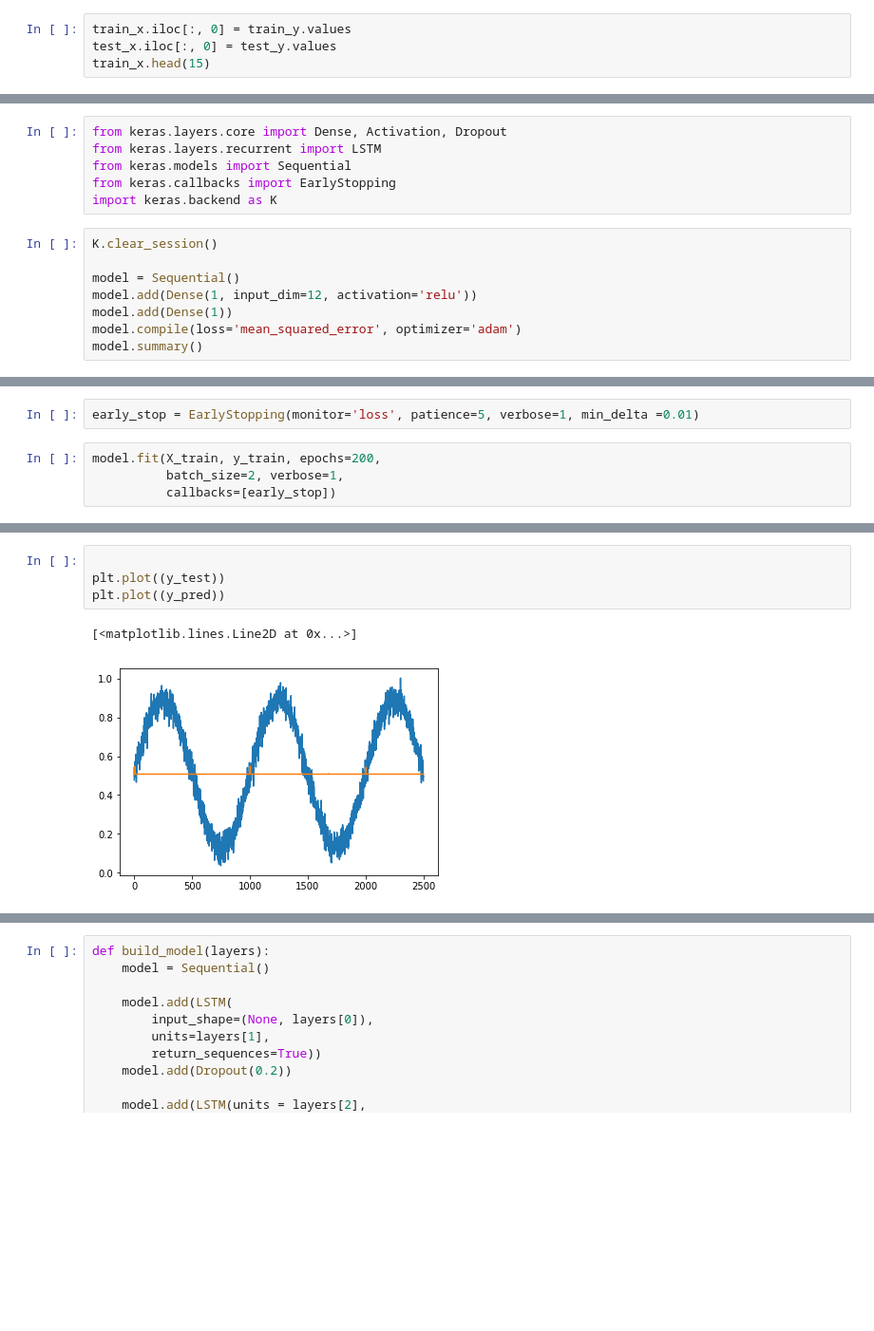
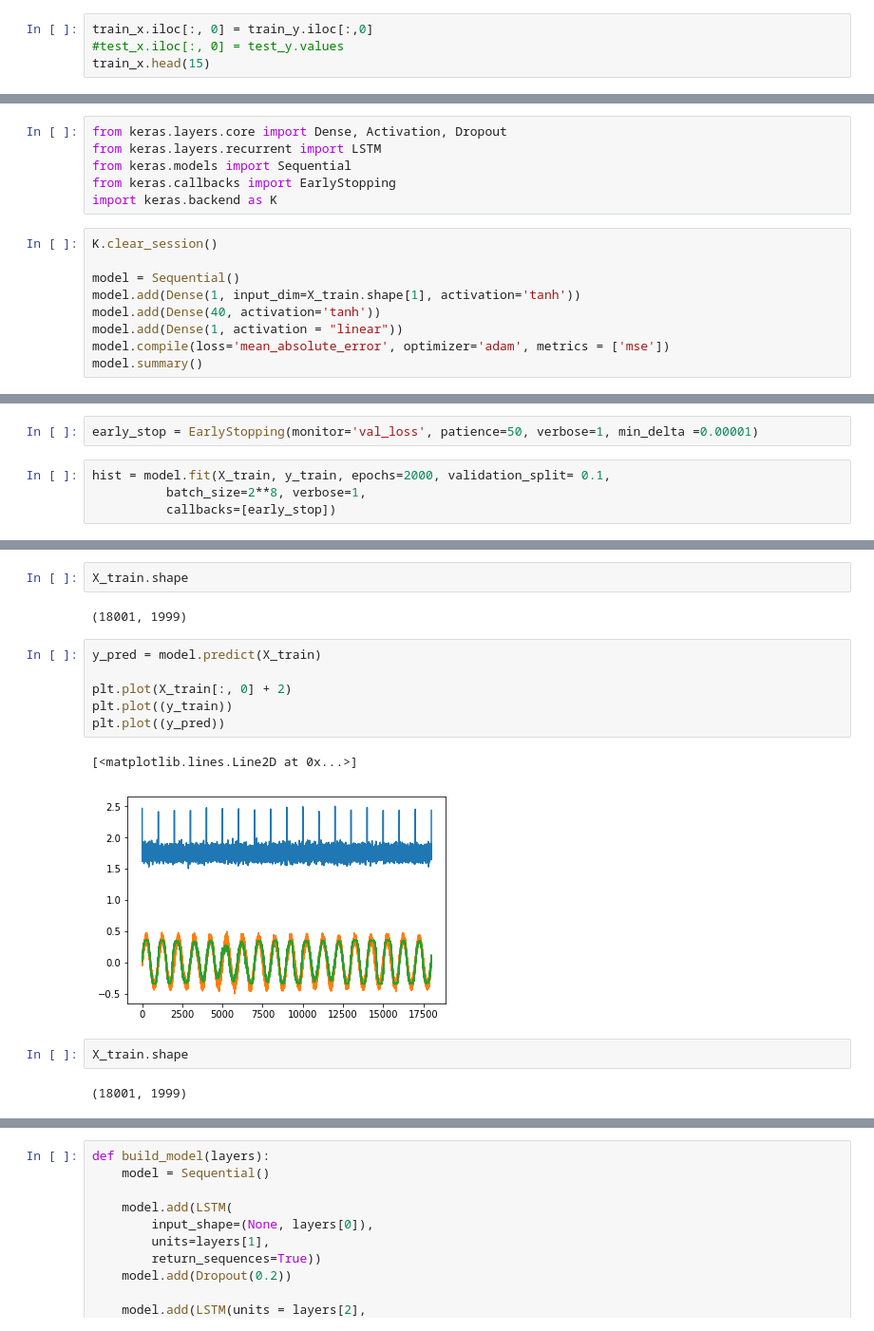
Before and after one commit to callinSwitzer/MuscleTimeseriesPrediction, a Jupyter notebook: PredictMuscleLength.ipynb, the cells around one changed output, grey strips where cells are left out. Shown at 95% size. Cells and saved outputs as stored; diff of their text form; blank space fills up the shorter version.

```diff
--- a/PredictMuscleLength.ipynb
+++ b/PredictMuscleLength.ipynb
@@ -295,5 +225,5 @@ train_x.head()
 # %%
-train_x.iloc[:, 0] = train_y.values
-test_x.iloc[:, 0] = test_y.values
+train_x.iloc[:, 0] = train_y.iloc[:,0]
+#test_x.iloc[:, 0] = test_y.values
 train_x.head(15)
 # %% [output]
@@ -344,9 +270,10 @@ import keras.backend as K
 K.clear_session()
 
 model = Sequential()
-model.add(Dense(1, input_dim=12, activation='relu'))
-model.add(Dense(1))
-model.compile(loss='mean_squared_error', optimizer='adam')
+model.add(Dense(1, input_dim=X_train.shape[1], activation='tanh'))
+model.add(Dense(40, activation='tanh'))
+model.add(Dense(1, activation = "linear"))
+model.compile(loss='mean_absolute_error', optimizer='adam', metrics = ['mse'])
 model.summary()
 # %% [output]
 _________________________________________________________________
@@ -361,9 +290,9 @@ Trainable params: 15
 Non-trainable params: 0
 _________________________________________________________________
 # %%
-early_stop = EarlyStopping(monitor='loss', patience=5, verbose=1, min_delta =0.01)
+early_stop = EarlyStopping(monitor='val_loss', patience=50, verbose=1, min_delta =0.00001)
 # %%
-model.fit(X_train, y_train, epochs=200,
-          batch_size=2, verbose=1,
+hist = model.fit(X_train, y_train, epochs=2000, validation_split= 0.1,
+          batch_size=2**8, verbose=1,
           callbacks=[early_stop])
 # %% [output]
@@ -386,7 +347,17 @@ y_pred = model.predict(X_test)
+# %%
+X_train.shape
+# %% [output]
+(18001, 1999)
 # %%
+y_pred = model.predict(X_train)
 
-plt.plot((y_test))
+plt.plot(X_train[:, 0] + 2)
+plt.plot((y_train))
 plt.plot((y_pred))
 # %% [output]
 [<matplotlib.lines.Line2D at 0x...>]
-[figure, old version]
+[figure, new version]
+# %%
+X_train.shape
+# %% [output]
+(18001, 1999)
```
Also changed, not shown: parts of 54 cells of this notebook, 1 other file.
